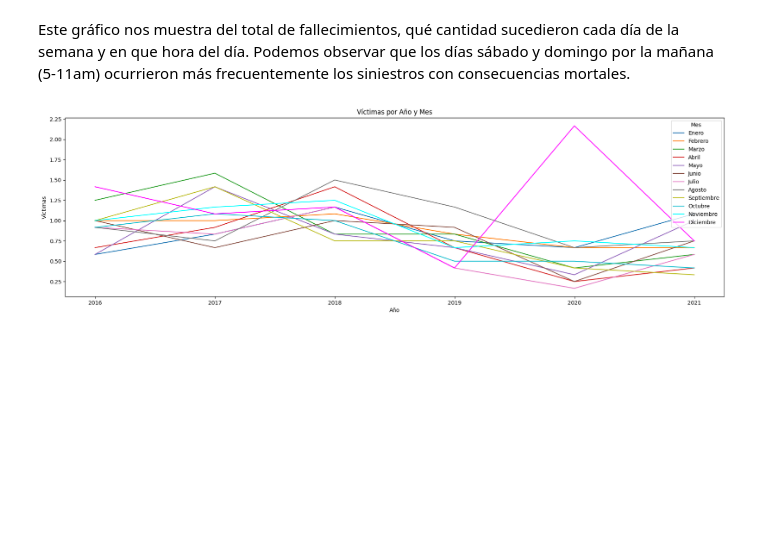
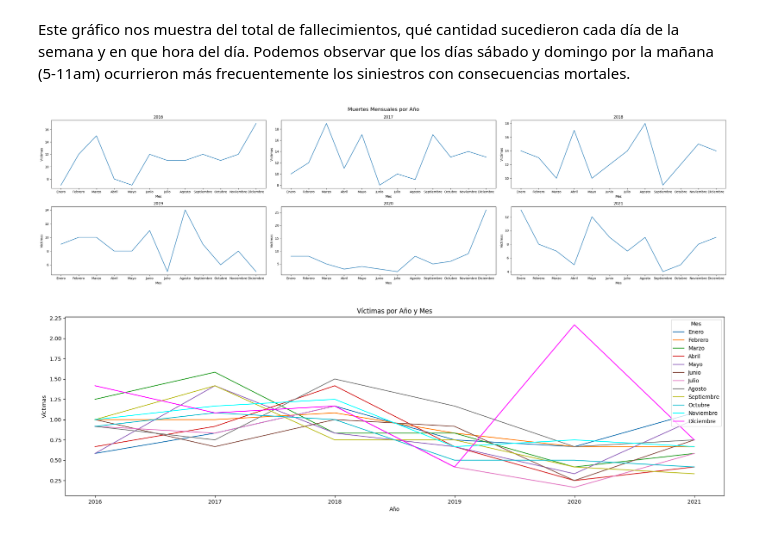
Before and after one commit to priscilamuniz/PI_Accidentes_Viales, a Jupyter notebook: 02_EDA.ipynb, the cells around one changed output. Drawn from its saved outputs; the diff is of its cells as text; code cells hidden in the pictures; blank space fills up the shorter version.

```diff
--- a/02_EDA.ipynb
+++ b/02_EDA.ipynb
@@ -351,6 +351,10 @@ t.RelDiaSemyHora(df)
 [figure]
 # %% [markdown]
 Este gráfico nos muestra del total de fallecimientos, qué cantidad sucedieron cada día de la semana y en que hora del día. Podemos observar que los días sábado y domingo por la mañana (5-11am) ocurrieron más frecuentemente los siniestros con consecuencias mortales.
+# %%
+t.VictimasAnio(df)
+# %% [output]
+[figure, added]
 # %%
 t.VictimasAnioporMes(df)
 # %% [output]
```
Also changed, not shown: 1 other file.
